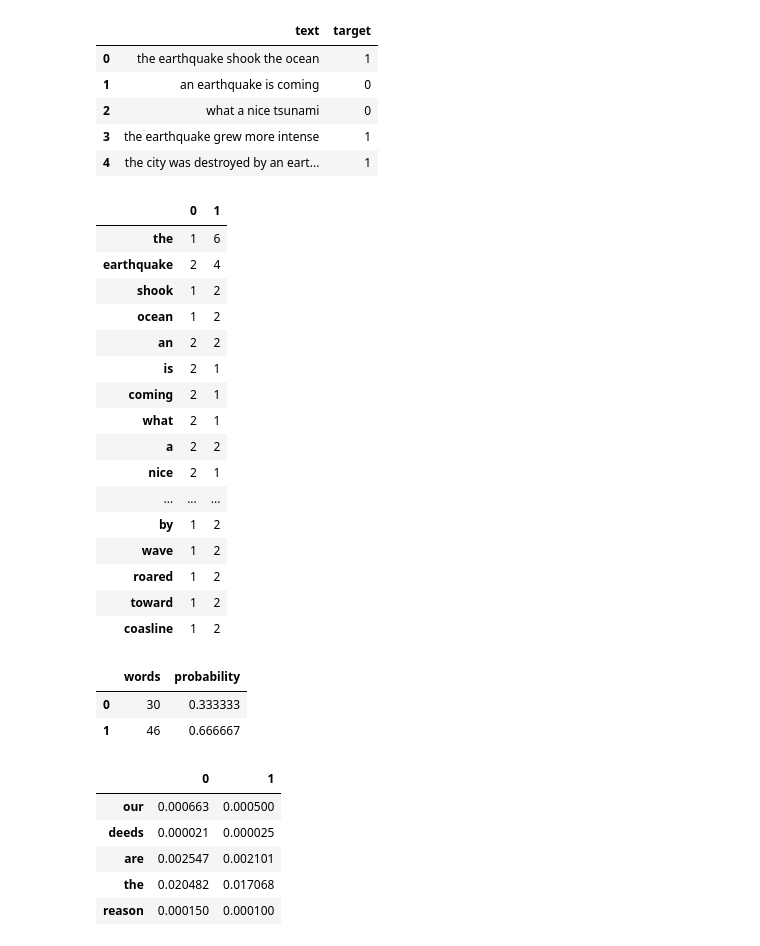
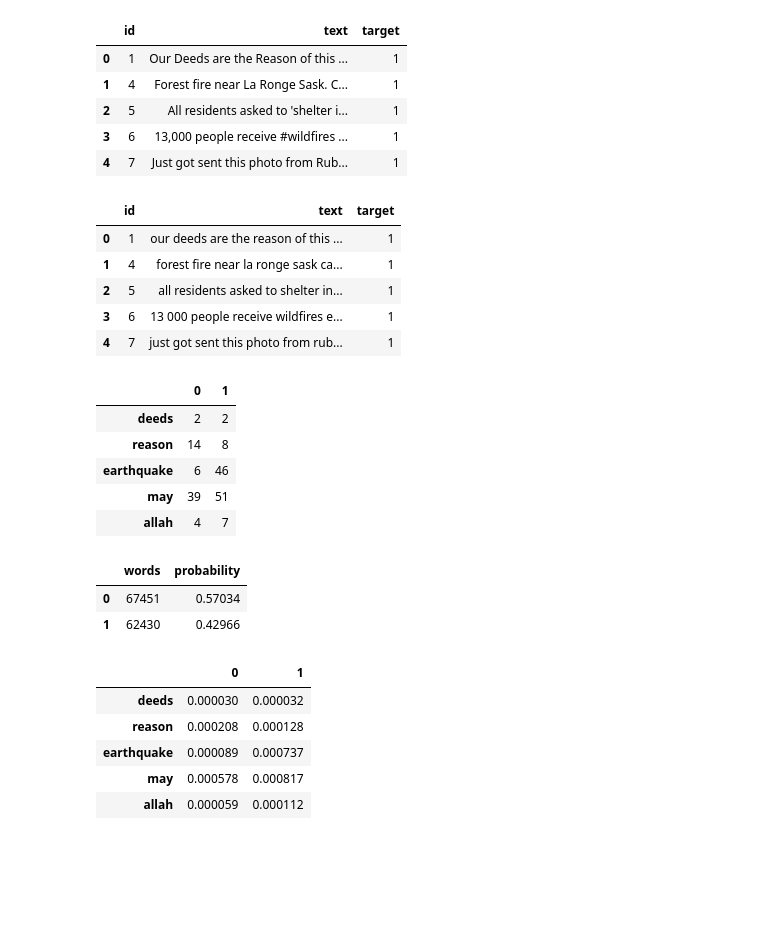
Before and after one commit to minhbachdl3004/naive-bayes-tweets-disaster-classify, a Jupyter notebook: Disaster Tweets MultinomialNB.ipynb, the cells around one changed output. Drawn from its saved outputs; the diff is of its cells as text; code cells hidden in the pictures; blank space fills up the shorter version.

```diff
--- a/Disaster Tweets MultinomialNB.ipynb
+++ b/Disaster Tweets MultinomialNB.ipynb
@@ -24,7 +40,15 @@ def clean(txt):
     return re.sub('\W', ' ', txt).lower()
 # %%
 #DROP ANY COLUMNS THAT WE DON'T NEED
-training_set.drop(['id', 'location'], axis=1, inplace=True)
+training_set.drop(['keyword', 'location'], axis=1, inplace=True)
+training_set.head()
+# %% [output]
+|  | id | text | target |
+| 0 | 1 | Our Deeds are the Reason of this ... | 1 |
+| 1 | 4 | Forest fire near La Ronge Sask. C... | 1 |
+| 2 | 5 | All residents asked to 'shelter i... | 1 |
+| 3 | 6 | 13,000 people receive #wildfires ... | 1 |
+| 4 | 7 | Just got sent this photo from Rub... | 1 |
 # %%
 # CLEAN DATA
 
@@ -33,56 +57,46 @@ training_set.to_csv('cleandata', index=False)
 
 training_set.head()
 # %% [output]
-|  | text | target |
-| 0 | the earthquake shook the ocean | 1 |
-| 1 | an earthquake is coming | 0 |
-| 2 | what a nice tsunami | 0 |
-| 3 | the earthquake grew more intense | 1 |
-| 4 | the city was destroyed by an eart... | 1 |
+|  | id | text | target |
+| 0 | 1 | our deeds are the reason of this ... | 1 |
+| 1 | 4 | forest fire near la ronge sask ca... | 1 |
+| 2 | 5 | all residents asked to shelter in... | 1 |
+| 3 | 6 | 13 000 people receive wildfires e... | 1 |
+| 4 | 7 | just got sent this photo from rub... | 1 |
 # %%
 # COUNT WORD OCCURRENCES IN FAKE AND REAL TWEETS
 
 table = {
     0: {},
     1: {}
 }
 
 # For each row in training set
 for row in training_set.itertuples():
     # Split tweet string into an array of words
     words = row.text.split()
 
     # For each word in tweet
     for word in words:
         # Add word to occurrence table if not exist
         # Default value is 1 to avoid "the 0 problem" (Laplace smoothing)
         if word not in table[0]:
             table[0][word] = 1
             table[1][word] = 1
 
         # Increment word occurrence by target
         table[row.target][word] += 1
 
 table = pd.DataFrame(table)
-table
+
+table.head()
 # %% [output]
 |  | 0 | 1 |
-| the | 1 | 6 |
-| earthquake | 2 | 4 |
-| shook | 1 | 2 |
-| ocean | 1 | 2 |
-| an | 2 | 2 |
-| is | 2 | 1 |
-| coming | 2 | 1 |
-| what | 2 | 1 |
-| a | 2 | 2 |
-| nice | 2 | 1 |
-| ... | ... | ... |
-| by | 1 | 2 |
-| wave | 1 | 2 |
-| roared | 1 | 2 |
-| toward | 1 | 2 |
-| coasline | 1 | 2 |
+| deeds | 2 | 2 |
+| reason | 14 | 8 |
+| earthquake | 6 | 46 |
+| may | 39 | 51 |
+| allah | 4 | 7 |
 # %%
 # CALCULATE CONSTANTS
 
@@ -98,8 +112,8 @@ pd.DataFrame({
 }).head()
 # %% [output]
 |  | words | probability |
-| 0 | 30 | 0.333333 |
-| 1 | 46 | 0.666667 |
+| 0 | 67451 | 0.57034 |
+| 1 | 62430 | 0.42966 |
 # %%
 # CALCULATE WORD OCCURRENCE PROBABILITY IN FAKE AND REAL TWEETS DISASTER
 
@@ -111,11 +125,11 @@ p_table = pd.DataFrame({
 p_table.head()
 # %% [output]
 |  | 0 | 1 |
-| our | 0.000663 | 0.000500 |
-| deeds | 0.000021 | 0.000025 |
-| are | 0.002547 | 0.002101 |
-| the | 0.020482 | 0.017068 |
-| reason | 0.000150 | 0.000100 |
+| deeds | 0.000030 | 0.000032 |
+| reason | 0.000208 | 0.000128 |
+| earthquake | 0.000089 | 0.000737 |
+| may | 0.000578 | 0.000817 |
+| allah | 0.000059 | 0.000112 |
 # %%
 # CLASSIFY A NEW TWEETS
 
```
Also changed, not shown: parts of 12 cells of this notebook, 7 other files.
